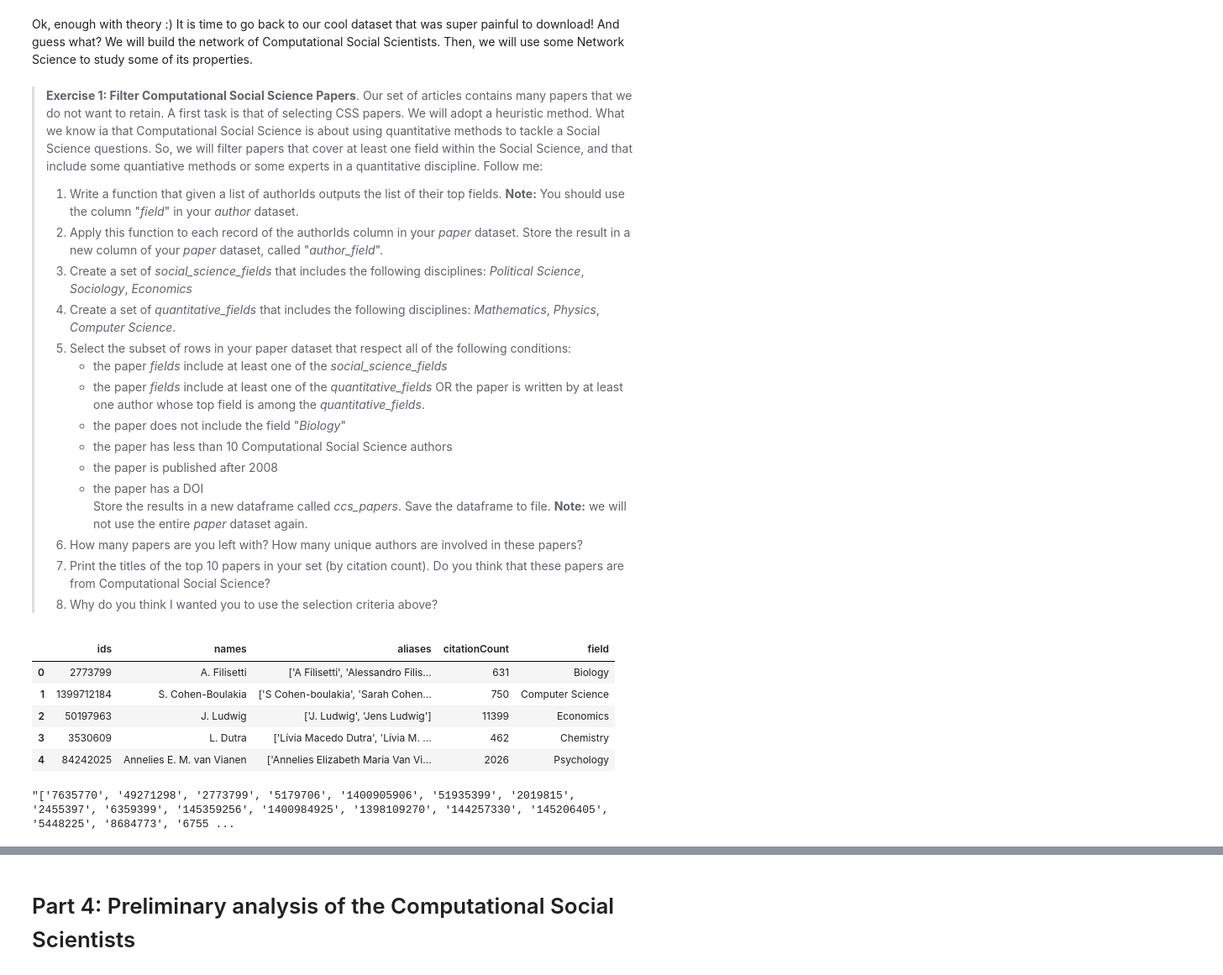
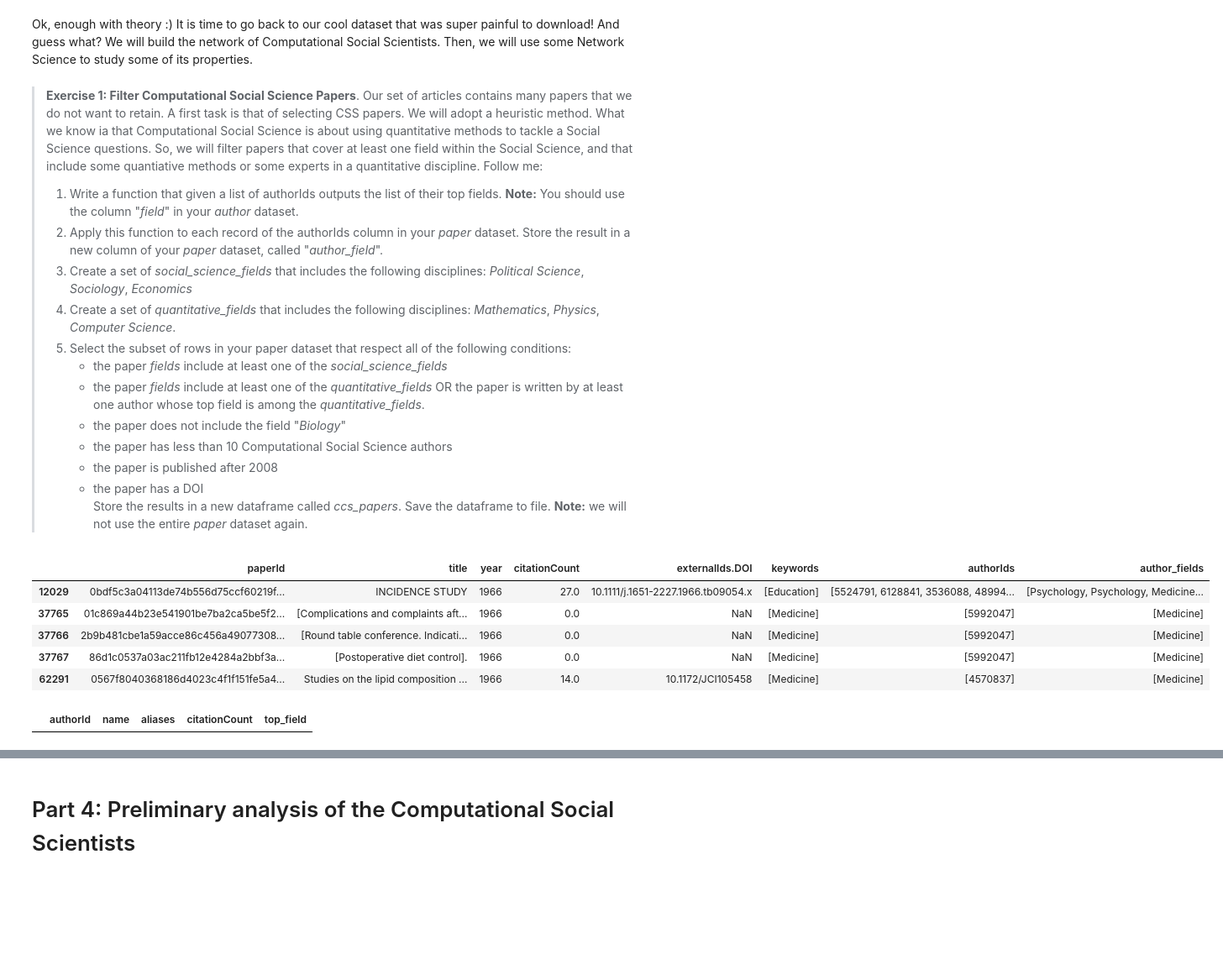
Before and after one commit to joachimschroeder/comsocsci2023, a Jupyter notebook: lectures/Week4.ipynb, the cells around one changed output, grey strips where cells are left out. Shown: that part at 84% size. Cells and saved outputs as stored; diff of their text form; code cells hidden in the pictures; blank space fills up the shorter version.

```diff
--- a/lectures/Week4.ipynb
+++ b/lectures/Week4.ipynb
@@ -79,27 +79,46 @@ Ok, enough with theory :) It is time to go back to our cool dataset that was sup
 >     * the paper is published after 2008
 >     * the paper has a DOI
 >Store the results in a new dataframe called *ccs_papers*. Save the dataframe to file. __Note:__ we will not use the entire _paper_ dataset again.
-> 6. How many papers are you left with? How many unique authors are involved in these papers?
-> 7. Print the titles of the top 10 papers in your set (by citation count). Do you think that these papers are from Computational Social Science?
-> 8. Why do you think I wanted you to use the selection criteria above?
-# %%
-import pandas as pd
-
-data = pd.read_csv('../additional_notebooks/author_df.csv')
-papers = pd.read_csv('../additional_notebooks/paper_df.csv')
-data.head()
-# %% [output]
-|  | ids | names | aliases | citationCount | field |
-| 0 | 2773799 | A. Filisetti | ['A Filisetti', 'Alessandro Filis... | 631 | Biology |
-| 1 | 1399712184 | S. Cohen-Boulakia | ['S Cohen-boulakia', 'Sarah Cohen... | 750 | Computer Science |
-| 2 | 50197963 | J. Ludwig | ['J. Ludwig', 'Jens Ludwig'] | 11399 | Economics |
-| 3 | 3530609 | L. Dutra | ['Lívia Macedo Dutra', 'Lívia M. ... | 462 | Chemistry |
-| 4 | 84242025 | Annelies E. M. van Vianen | ['Annelies Elizabeth Maria Van Vi... | 2026 | Psychology |
+# %%
+import pandas as pd
+import os
+
+#data = pd.read_csv('../additional_notebooks/author_df.csv')
+#papers = pd.read_csv('../additional_notebooks/paper_df.csv')
+#data.head()
+
+def make_data():
+    init = pd.read_pickle('../shared_data/paper_subset/1708.pkl')
+    final = pd.DataFrame(columns=init.keys())
+    files = os.listdir('../shared_data/paper_subset')
+    for file in files[1:]:
+        if file.endswith(".pkl"):
+            temp = pd.read_pickle('../shared_data/paper_subset/'+file)
+            final = pd.concat([final, temp])
+
+    return final
+
+
+#t = pd.read_pickle('../shared_data/paper_subset/1708.pkl')
+#t2 = pd.read_pickle('../shared_data/paper_subset/1791.pkl')
+#t3 = pd.concat([t,t2])
+#t3
+
+papers = make_data()
+# %%
+papers.head()
+# %% [output]
+|  | paperId | title | year | citationCount | externalIds.DOI | keywords | authorIds | author_fields |
+| 12029 | 0bdf5c3a04113de74b556d75ccf60219f... | INCIDENCE STUDY | 1966 | 27.0 | 10.1111/j.1651-2227.1966.tb09054.x | [Education] | [5524791, 6128841, 3536088, 48994... | [Psychology, Psychology, Medicine... |
+| 37765 | 01c869a44b23e541901be7ba2ca5be5f2... | [Complications and complaints aft... | 1966 | 0.0 | NaN | [Medicine] | [5992047] | [Medicine] |
+| 37766 | 2b9b481cbe1a59acce86c456a49077308... | [Round table conference. Indicati... | 1966 | 0.0 | NaN | [Medicine] | [5992047] | [Medicine] |
+| 37767 | 86d1c0537a03ac211fb12e4284a2bbf3a... | [Postoperative diet control]. | 1966 | 0.0 | NaN | [Medicine] | [5992047] | [Medicine] |
+| 62291 | 0567f8040368186d4023c4f1f151fe5a4... | Studies on the lipid composition ... | 1966 | 14.0 | 10.1172/JCI105458 | [Medicine] | [4570837] | [Medicine] |
+# %%
+authors = pd.read_pickle('../shared_data/author_subset.pkl')
+authors
+# %% [output]
+|  | authorId | name | aliases | citationCount | top_field |
 # %%
-def fields(ids: list) -> list:
-    return [data[data['ids'] == id]['field'].values[0] for id in ids]
-
-papers.authorIds[0]
-#papers['fields'] = papers['authors'].apply(fields)
+def fields(df: pd.DataFrame, ids: list) -> list:
+    return [df[df['ids'] == id]['field'].values[0] for id in ids]
-# %% [output]
-"['7635770', '49271298', '2773799', '5179706', '1400905906', '51935399', '2019815', '2455397', '6359399', '145359256', '1400984925', '1398109270', '144257330', '145206405', '5448225', '8684773', '6755 ...
```
Also changed, not shown: parts of 16 cells of this notebook.
